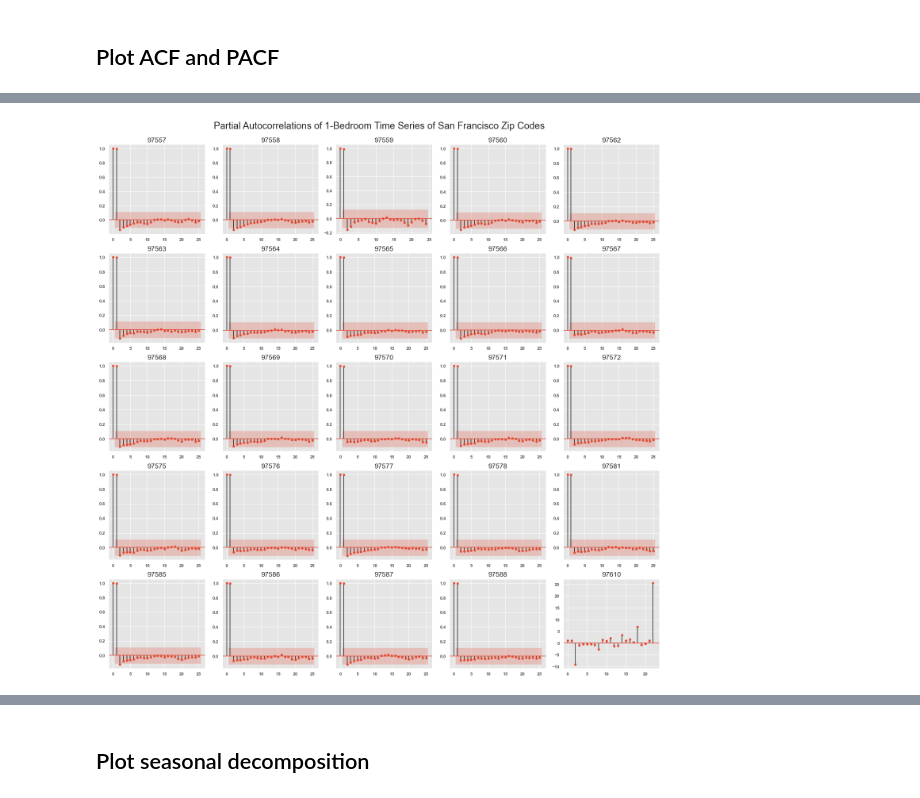
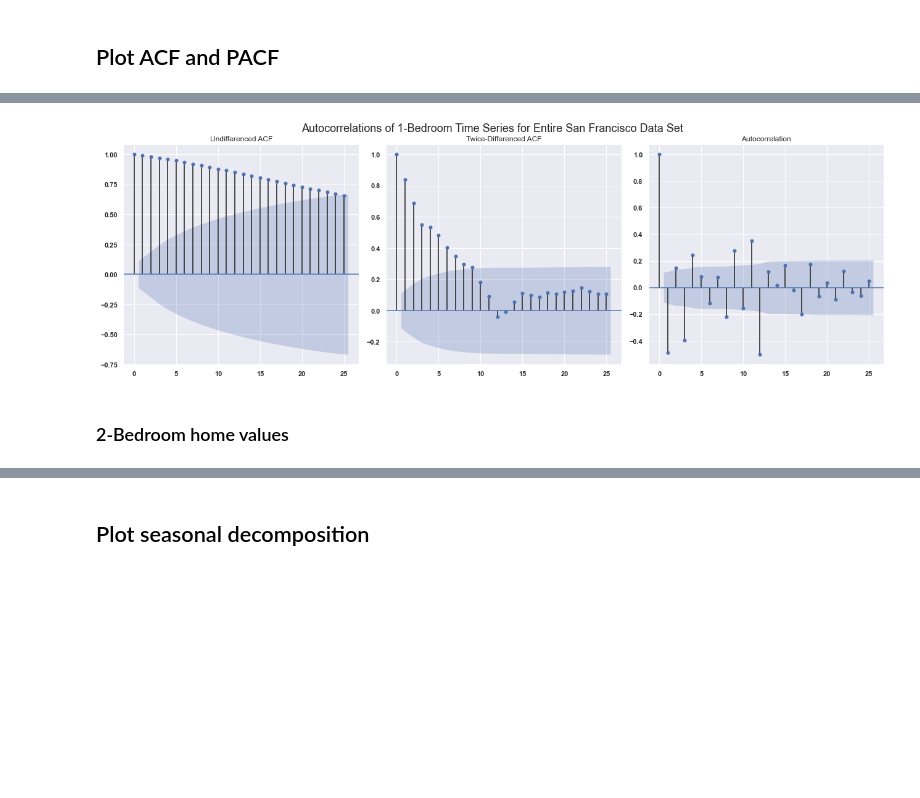
Before and after one commit to eggrollofchaos/zillow_housing_project, a Jupyter notebook: zillow_housing_final.ipynb, the cells around one changed output, grey strips where cells are left out. Drawn from its saved outputs; the diff is of its cells as text; code cells hidden in the pictures; blank space fills up the shorter version.

```diff
--- a/zillow_housing_final.ipynb
+++ b/zillow_housing_final.ipynb
@@ -317,15 +298,17 @@ plt.savefig('images/1_bdrm_PACF.png')
-# %%
-pacf_1_fig, ax = plt.subplots(5, 5, figsize=(20, 20))
-pacf_1_fig.suptitle('Partial Autocorrelations of 1-Bedroom Time Series of San Francisco Zip Codes', fontsize=24)
-count = 0
-for i in range(5):
-    for j in range(5):
-        plot_pacf(sf_1_dict[keys_1[count]], ax=ax[i][j])
-        ax[i][j].set_title(keys_1[count][-5:])
-        count+=1
-pacf_1_fig.tight_layout()
-pacf_1_fig.subplots_adjust(top=0.94)
-plt.savefig('images/1_bdrm_PACF.png')
-# %% [output]
-[figure, removed]
+# %%
+acf_1_fig, ax = plt.subplots(1, 3, figsize=(18, 6))
+acf_1_fig.suptitle('Autocorrelations of 1-Bedroom Time Series for Entire San Francisco Data Set', fontsize=18)
+plot_acf(sf_1_all, ax=ax[0])
+ax[0].set_title('Undifferenced ACF')
+plot_acf(sf_1_all.diff().dropna(), ax=ax[1])
+ax[1].set_title('Once-Differenced ACF')
+plot_acf(sf_1_all.diff().diff().diff().dropna(), ax=ax[2])
+ax[1].set_title('Twice-Differenced ACF')
+acf_1_fig.tight_layout()
+acf_1_fig.subplots_adjust(top=0.9)
+plt.savefig('images/1_bdrm_ACF.png')
+# %% [output]
+[figure, added]
+# %% [markdown]
+### 2-Bedroom home values
 # %%
```
Also changed, not shown: parts of 6 cells of this notebook, 3 other files.
